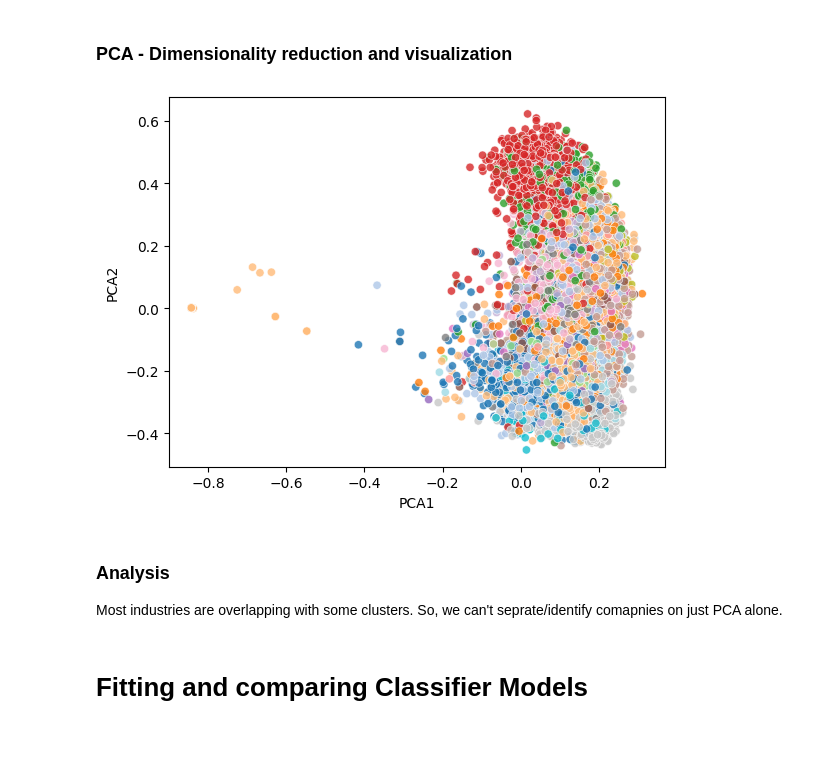
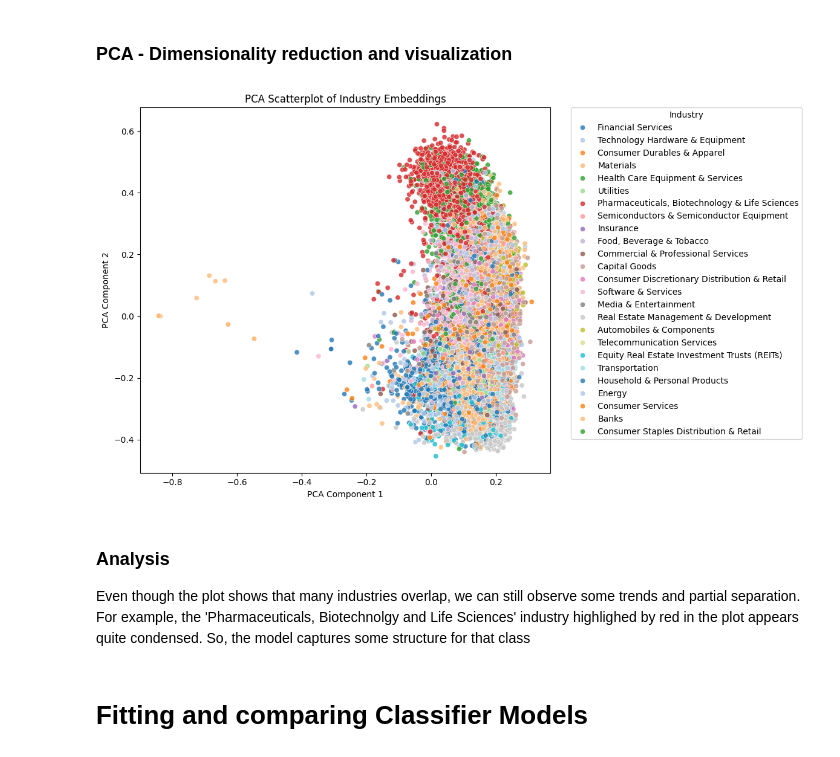
Before and after one commit to manasi2905/DS-Practical-1, a Jupyter notebook: code_skeleton_industry_classification.ipynb, the cells around one changed output. Saved outputs shown, nothing was run; the diff lists cells and outputs as text; code cells hidden in the pictures.

Commit message:
Improved plt visualization

```diff
--- a/code_skeleton_industry_classification.ipynb
+++ b/code_skeleton_industry_classification.ipynb
@@ -121,23 +121,33 @@ Materials industry is over-represented as it heavly dominates the data with over
 # %%
 # Performa a PCA and plot the projected data. Color the scatter plot based on the classes
 # Analyse what you see
 
 # Performing PCA to reduce dimensions to 2D for visualization i.e industry descriptions
 pca = PCA(n_components=2)
 X_train_pca = pca.fit_transform(X_train)
 
 # Creating a DataFrame for visualization
 pca_df = pd.DataFrame(data=X_train_pca, columns=['PCA1', 'PCA2'])
 # Adding the industry labels for coloring the scatter plot
 pca_df['Industry'] = df_train['industry'].values
 
+plt.figure(figsize=(12,7))
 # Plotting the PCA results
-ax = sns.scatterplot(data=pca_df, x='PCA1', y='PCA2', hue='Industry', palette='tab20', alpha=0.8, legend=False)
+ax = sns.scatterplot(data=pca_df, x='PCA1', y='PCA2', hue='Industry', palette='tab20', alpha=0.8)
+
+# Add a legend outside the plot
+plt.legend(title="Industry", bbox_to_anchor=(1.05, 1), loc='upper left', borderaxespad=0.)
+
+plt.xlabel("PCA Component 1")
+plt.ylabel("PCA Component 2")
+plt.title("PCA Scatterplot of Industry Embeddings")
+plt.tight_layout()
+plt.show()
 # %% [output]
-[figure, old version]
+[figure, new version]
 # %% [markdown]
 ### Analysis
-Most industries are overlapping with some clusters. So, we can't seprate/identify comapnies on just PCA alone.
+Even though the plot shows that many industries overlap, we can still observe some trends and partial separation. For example, the 'Pharmaceuticals, Biotechnolgy and Life Sciences' industry highlighed by red in the plot appears quite condensed. So, the model captures some structure for that class
 # %% [markdown]
 # Fitting and comparing Classifier Models
 # %% [markdown]
```
